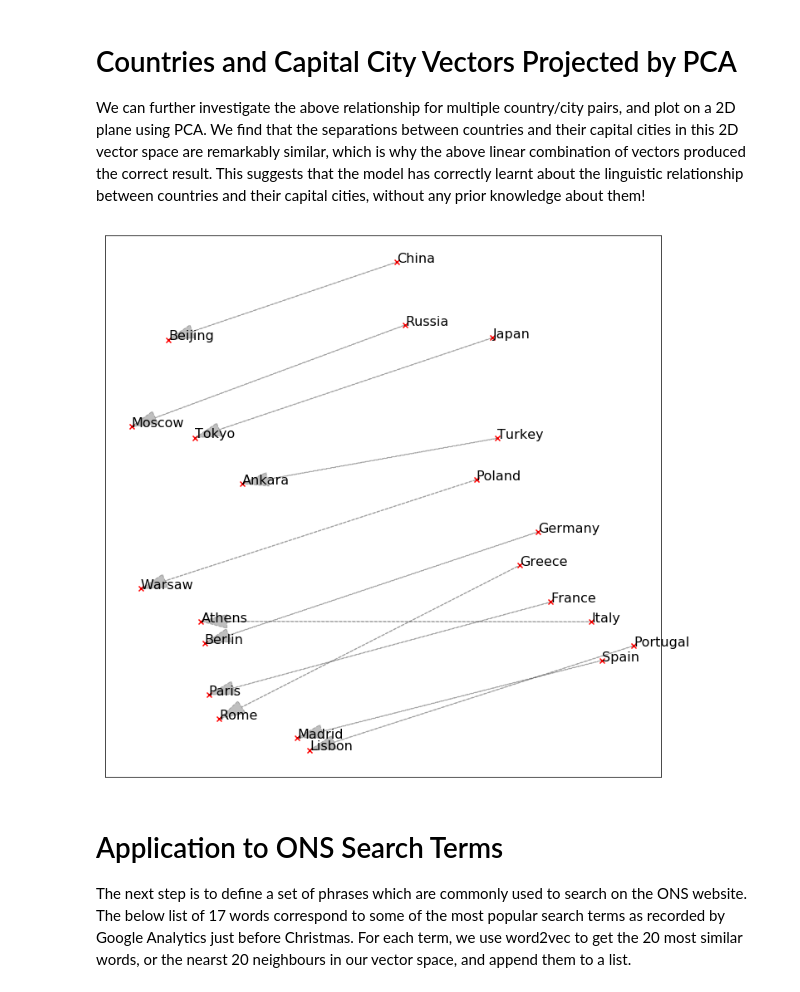
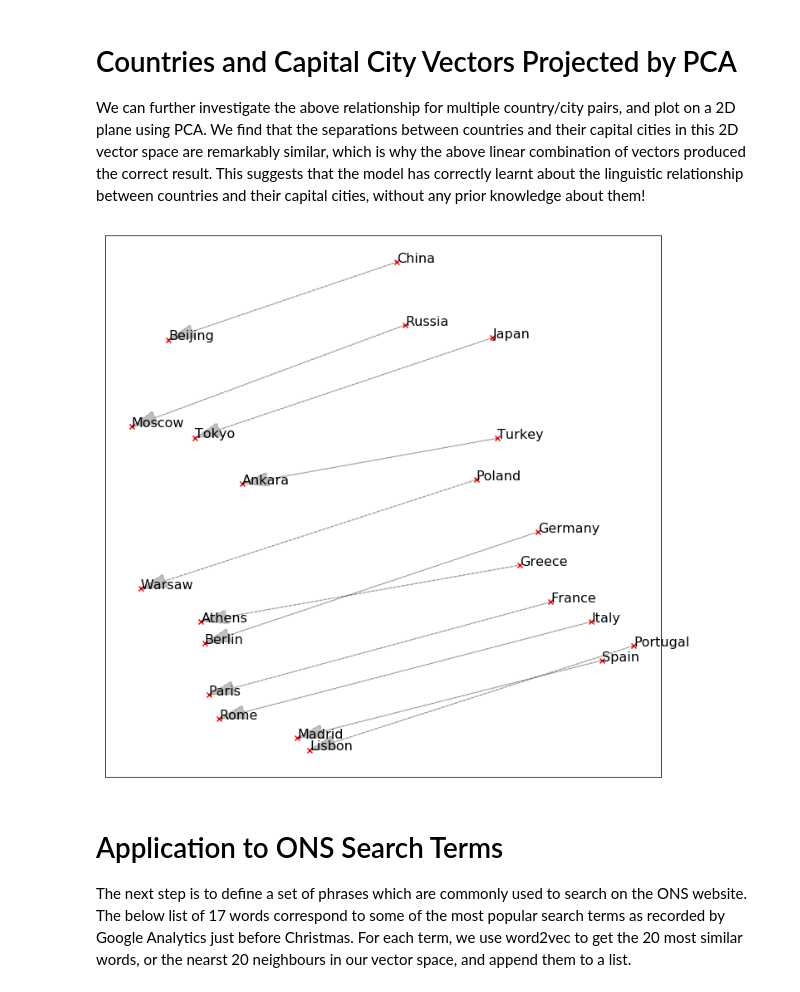
Before and after one commit to sully90/dp-search-service, a Jupyter notebook: src/main/python/Word2Vec ONS.ipynb, the cells around one changed output. Saved outputs shown, nothing was run; the diff lists cells and outputs as text; code cells hidden in the pictures.

```diff
--- a/src/main/python/Word2Vec ONS.ipynb
+++ b/src/main/python/Word2Vec ONS.ipynb
@@ -33,7 +33,7 @@ import matplotlib.pylab as plt
 import matplotlib.patches as mpatches
 
 countries = ["China", "Russia", "Japan", "Turkey", "Poland", "Germany", "France", "Italy", "Greece", "Spain", "Portugal"]
-cities = ["Beijing", "Moscow", "Tokyo", "Ankara", "Warsaw", "Berlin", "Paris", "Athens", "Rome", "Madrid", "Lisbon"]
+cities = ["Beijing", "Moscow", "Tokyo", "Ankara", "Warsaw", "Berlin", "Paris", "Rome", "Athens", "Madrid", "Lisbon"]
 
 country_vecs = [google_model.wv[w] for w in countries]
 city_vecs = [google_model.wv[w] for w in cities]
@@ -46,34 +46,34 @@ city_2d_vecs = pca_fit.transform(city_vecs)
 
 fig, ax = plt.subplots(figsize=(12,12))
 
 def scatter(ax, vec):
     x,y = vec
     ax.scatter(x, y, marker="x", color="r")
 
 for i in range(len(countries)):
     country = countries[i]
     city = cities[i]
     country_vec = country_2d_vecs[i]
     city_vec = city_2d_vecs[i]
 
     ax.annotate(country, (country_vec[0], country_vec[1]), fontsize=16)
     ax.annotate(city, (city_vec[0], city_vec[1]), fontsize=16)
 
     scatter(ax, country_vec)
     scatter(ax, city_vec)
 
     arrow = ax.arrow(country_vec[0], country_vec[1],
              city_vec[0] - country_vec[0], city_vec[1] - country_vec[1],
                      head_width=0.03, head_length=0.05, length_includes_head=True,
                      fc='k', ec='k', alpha=0.25,
                      linestyle='--')
 
 ax.xaxis.set_visible(False)
 ax.yaxis.set_visible(False)
 
 plt.show()
 # %% [output]
-[figure, old version]
+[figure, new version]
 # %% [markdown]
 # Application to ONS Search Terms
 The next step is to define a set of phrases which are commonly used to search on the ONS website. The below list of 17 words correspond to some of the most popular search terms as recorded by Google Analytics just before Christmas. For each term, we use word2vec to get the 20 most similar words, or the nearst 20 neighbours in our vector space, and append them to a list.
```
